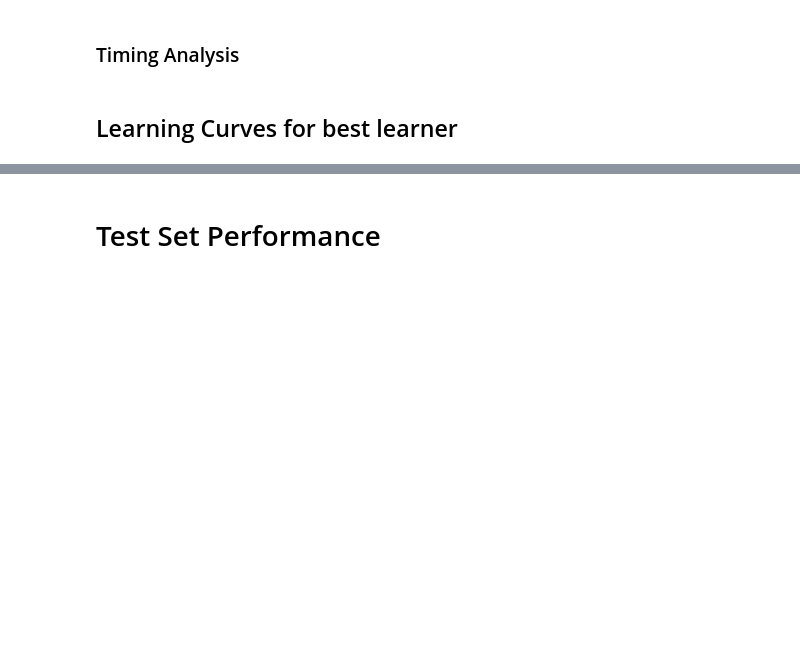
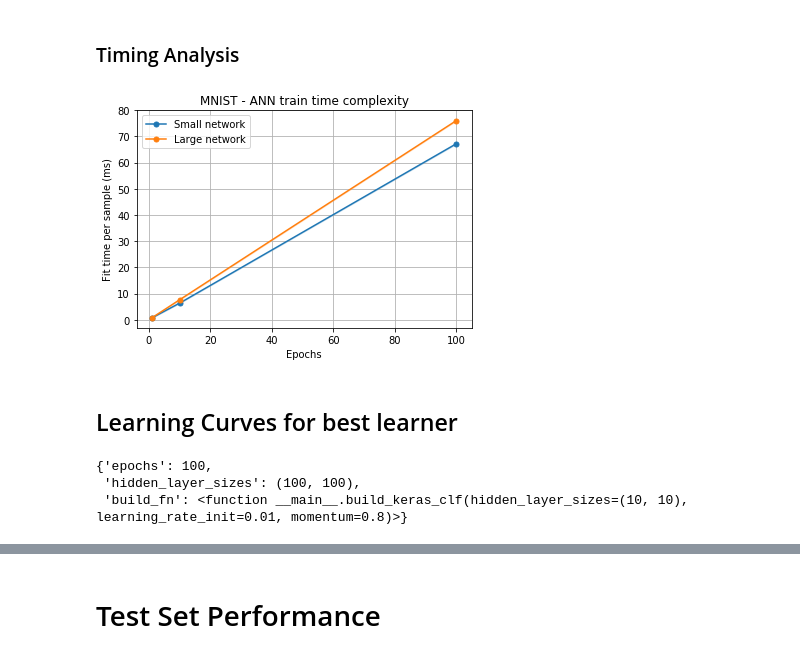
Before and after one commit to haniahhaq/CS7641-assignment-1, a Jupyter notebook: nb_mnist_ann.ipynb, the cells around one changed output, grey strips where cells are left out. Drawn from its saved outputs; the diff is of its cells as text; code cells hidden in the pictures; blank space fills up the shorter version.

```diff
--- a/nb_mnist_ann.ipynb
+++ b/nb_mnist_ann.ipynb
@@ -157,32 +225,38 @@ res_df.sort_values(by='rank_test_score').head(10)
 # %% [markdown]
 ### Timing Analysis
 # %%
-# means = [small_network['mean_fit_time'], large_network['mean_fit_time']]
-# stds = [small_network['std_fit_time'], large_network['std_fit_time']]
-# labels = ['Small network', 'Large network']
+means = [small_network['mean_fit_time'], large_network['mean_fit_time']]
+stds = [small_network['std_fit_time'], large_network['std_fit_time']]
+labels = ['Small network', 'Large network']
 
-# # Calculate per-sample mean
-# n_samples = X_train_scaled.shape[0] * 3/4 # three-quarters of dataset was fit for 4-fold validation
-# # convert to milliseconds
-# means_per_samp = [mean / n_samples * 1000 for mean in means]
-# stds_per_samp = [std / n_samples * 1000 for std in stds]
+# Calculate per-sample mean
+n_samples = X_train_scaled.shape[0] * 3/4 # three-quarters of dataset was fit for 4-fold validation
+# convert to milliseconds
+means_per_samp = [mean / n_samples * 1000 for mean in means]
+stds_per_samp = [std / n_samples * 1000 for std in stds]
 
-# plot_means_w_stds(
-#     means_per_samp,
-#     stds_per_samp,
-#     param_grid['epochs'],
-#     series_labels=labels,
-#     title='MNIST - ANN train time complexity',
-#     legend_kwargs={'loc': 'best'},
-#     ylabel='Fit time per sample (ms)',
-#     xlabel='Epochs',
-#     linestyles=['-']*2,
-# #     fig_kwargs={'figsize': (10,6)},
-# )
+plot_means_w_stds(
+    means_per_samp,
+    stds_per_samp,
+    param_grid['epochs'],
+    series_labels=labels,
+    title='MNIST - ANN train time complexity',
+    legend_kwargs={'loc': 'best'},
+    ylabel='Fit time per sample (ms)',
+    xlabel='Epochs',
+    linestyles=['-']*2,
+#     fig_kwargs={'figsize': (10,6)},
+)
+# %% [output]
+[figure, added]
 # %% [markdown]
 ## Learning Curves for best learner
 # %%
 best_params = res['params'][np.argmax(res['mean_test_score'])]
-clf = KerasClassifier(build_fn=build_keras_clf, **best_params)
+clf = KerasClassifier(build_fn=build_keras_clf, verbose=0, **best_params)
 clf.get_params()
+# %% [output]
+{'epochs': 100,
+ 'hidden_layer_sizes': (100, 100),
+ 'build_fn': <function __main__.build_keras_clf(hidden_layer_sizes=(10, 10), learning_rate_init=0.01, momentum=0.8)>}
 # %%
```
Also changed, not shown: parts of 9 cells of this notebook, 7 other files.
